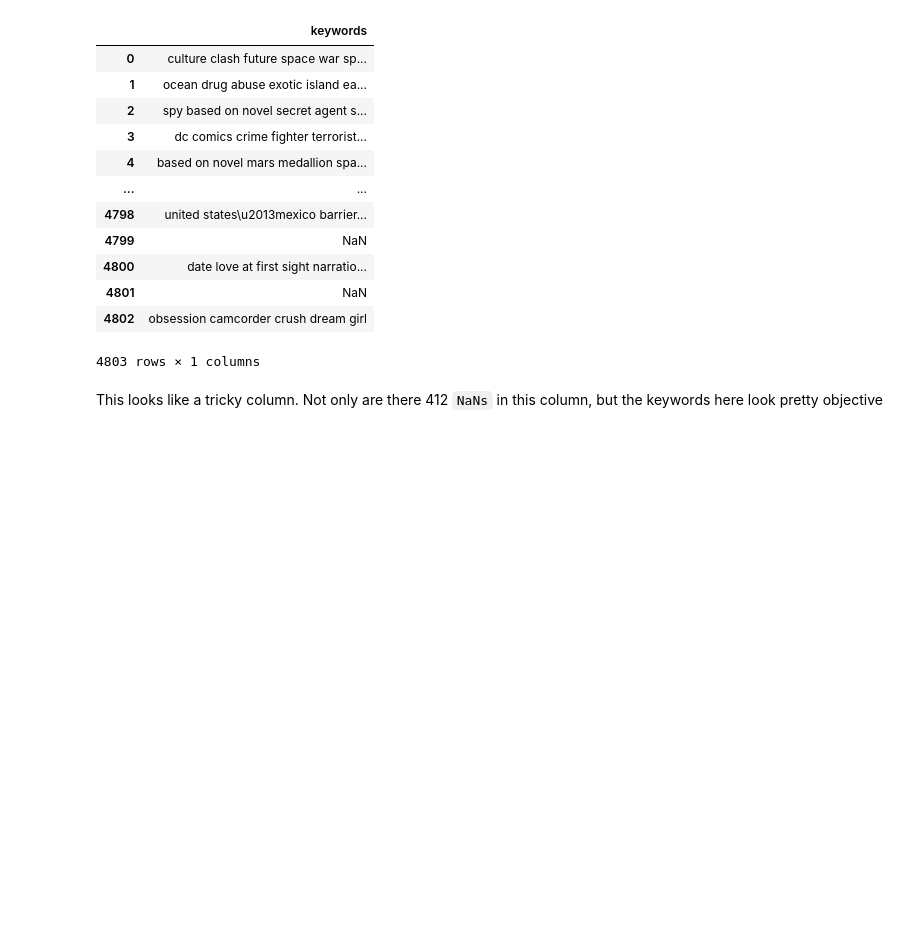
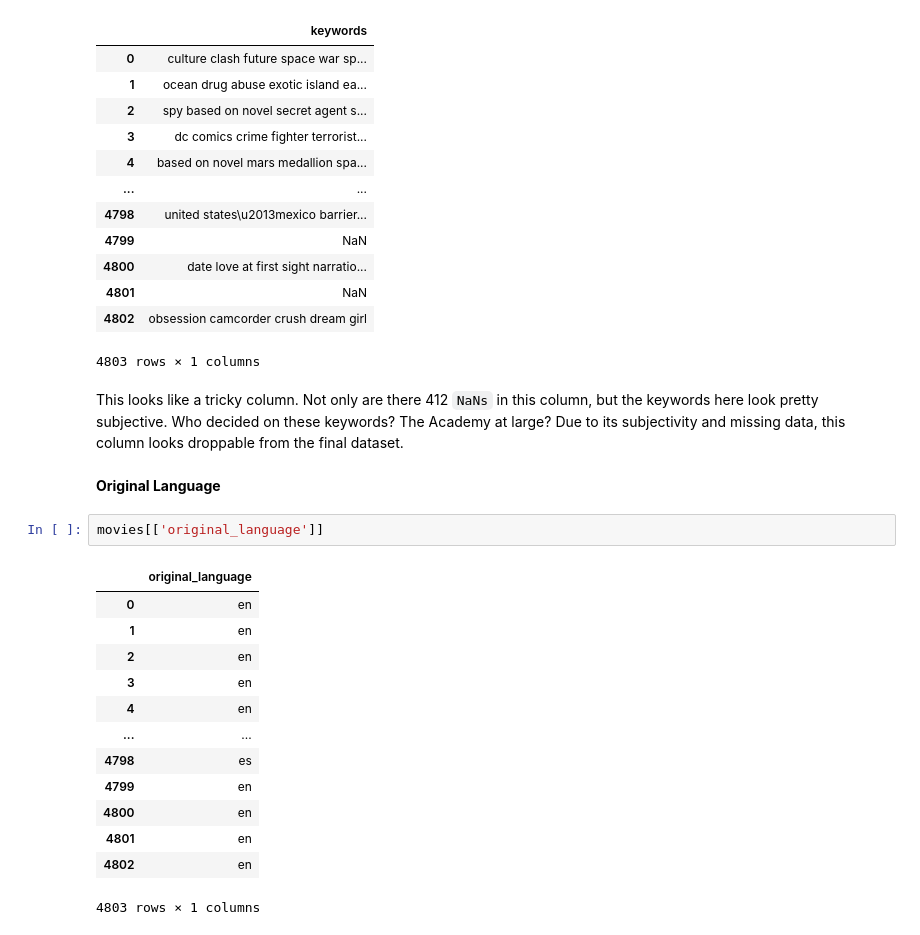
Before and after one commit to mike-laccavole/movie-recommendation-engine, a Jupyter notebook: notebooks/Movies.ipynb, the cells around one changed output. Drawn from its saved outputs; the diff is of its cells as text; blank space fills up the shorter version.

Commit message:
More initial data analysis and exploration

```diff
--- a/notebooks/Movies.ipynb
+++ b/notebooks/Movies.ipynb
@@ -221,4 +233,22 @@ movies[['keywords']]
 | 4802 | obsession camcorder crush dream girl |
 4803 rows × 1 columns
 # %% [markdown]
-This looks like a tricky column. Not only are there 412 `NaNs` in this column, but the keywords here look pretty objective
+This looks like a tricky column. Not only are there 412 `NaNs` in this column, but the keywords here look pretty subjective. Who decided on these keywords? The Academy at large? Due to its subjectivity and missing data, this column looks droppable from the final dataset.
+# %% [markdown]
+**Original Language**
+# %%
+movies[['original_language']]
+# %% [output]
+|  | original_language |
+| 0 | en |
+| 1 | en |
+| 2 | en |
+| 3 | en |
+| 4 | en |
+| ... | ... |
+| 4798 | es |
+| 4799 | en |
+| 4800 | en |
+| 4801 | en |
+| 4802 | en |
+4803 rows × 1 columns
```
Also changed, not shown: parts of 21 cells of this notebook.
